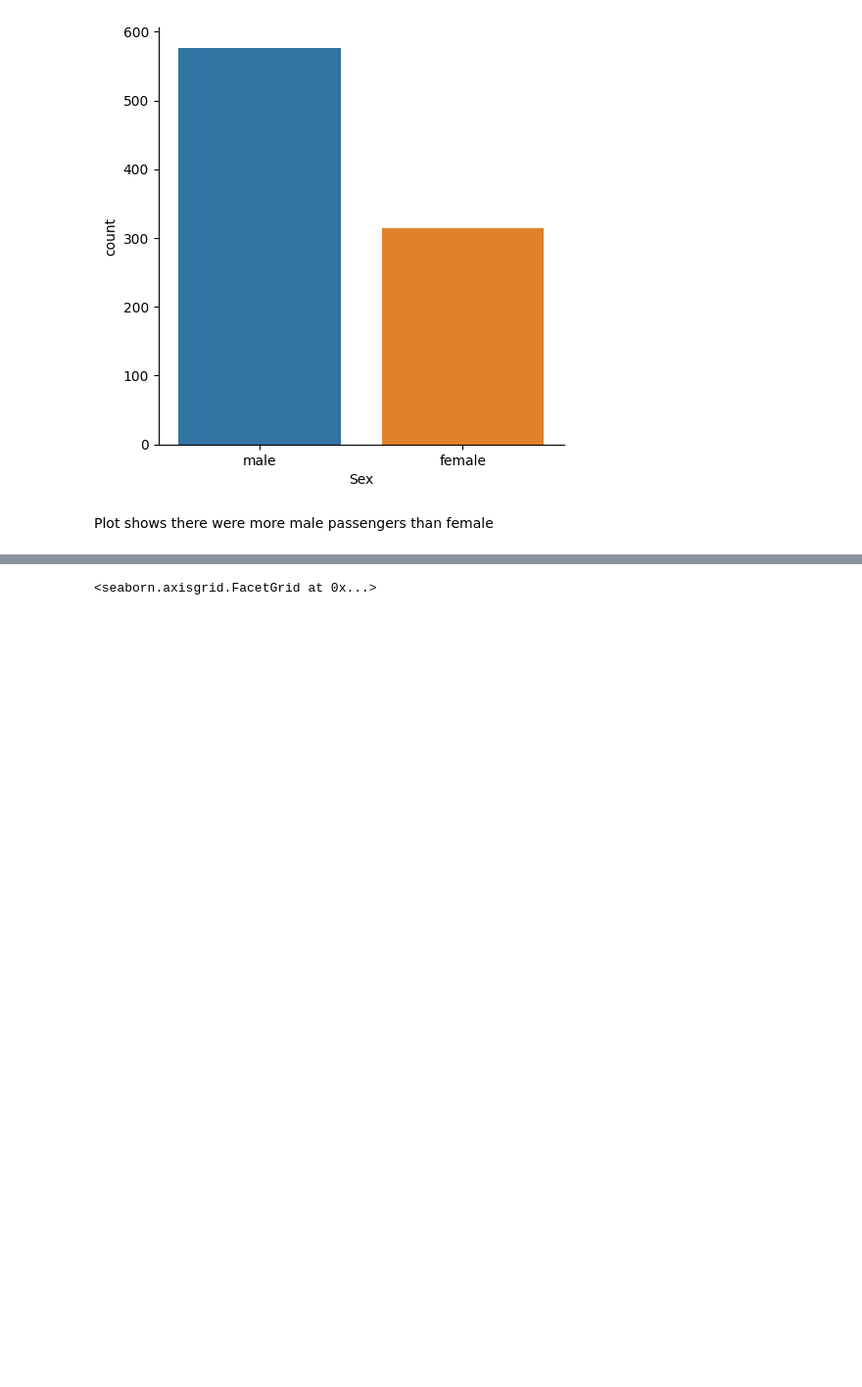
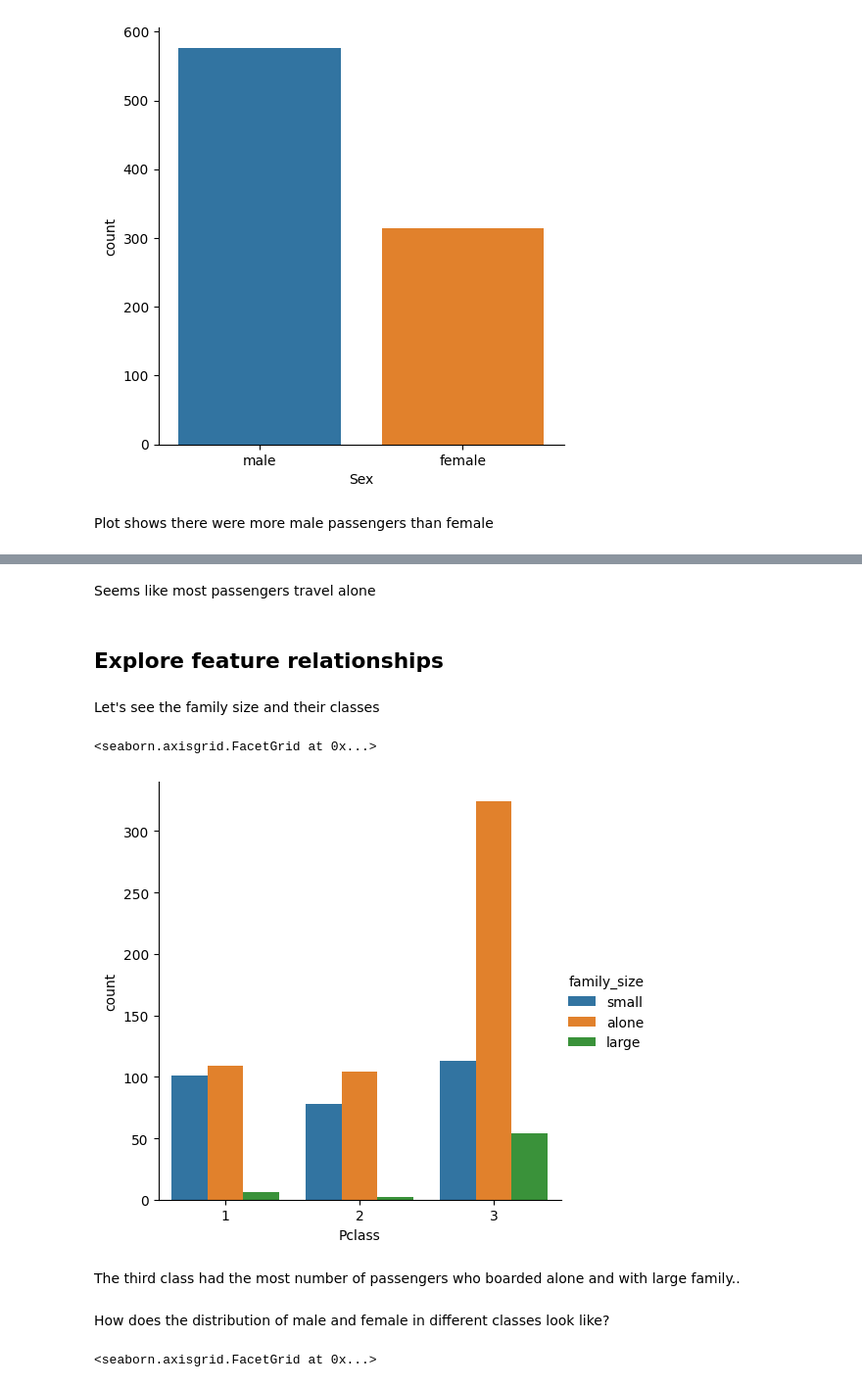
Before and after one commit to xkeyna/Data-Science-portfolio, a Jupyter notebook: titanic-eda.ipynb, the cells around one changed output, grey strips where cells are left out. Shown at 98% size. Drawn from its saved outputs; the diff is of its cells as text; code cells hidden in the pictures; blank space fills up the shorter version.

```diff
--- a/titanic-eda.ipynb
+++ b/titanic-eda.ipynb
@@ -130,3 +179,18 @@ Plot shows there were more male passengers than female
+# %% [markdown]
+Seems like most passengers travel alone
+# %% [markdown]
+## Explore feature relationships
+# %% [markdown]
+Let's see the family size and their classes
+# %%
+sns.catplot(x='Pclass',data=df,hue='family_size',kind='count')
+# %% [output]
+<seaborn.axisgrid.FacetGrid at 0x...>
+[figure, added]
+# %% [markdown]
+The third class had the most number of passengers who boarded alone and with large family..
+# %% [markdown]
+How does the distribution of male and female in different classes look like?
 # %%
 sns.catplot(x='Pclass',data=df,hue='Sex',kind='count')
 # %% [output]
```
Also changed, not shown: parts of 51 cells of this notebook.
